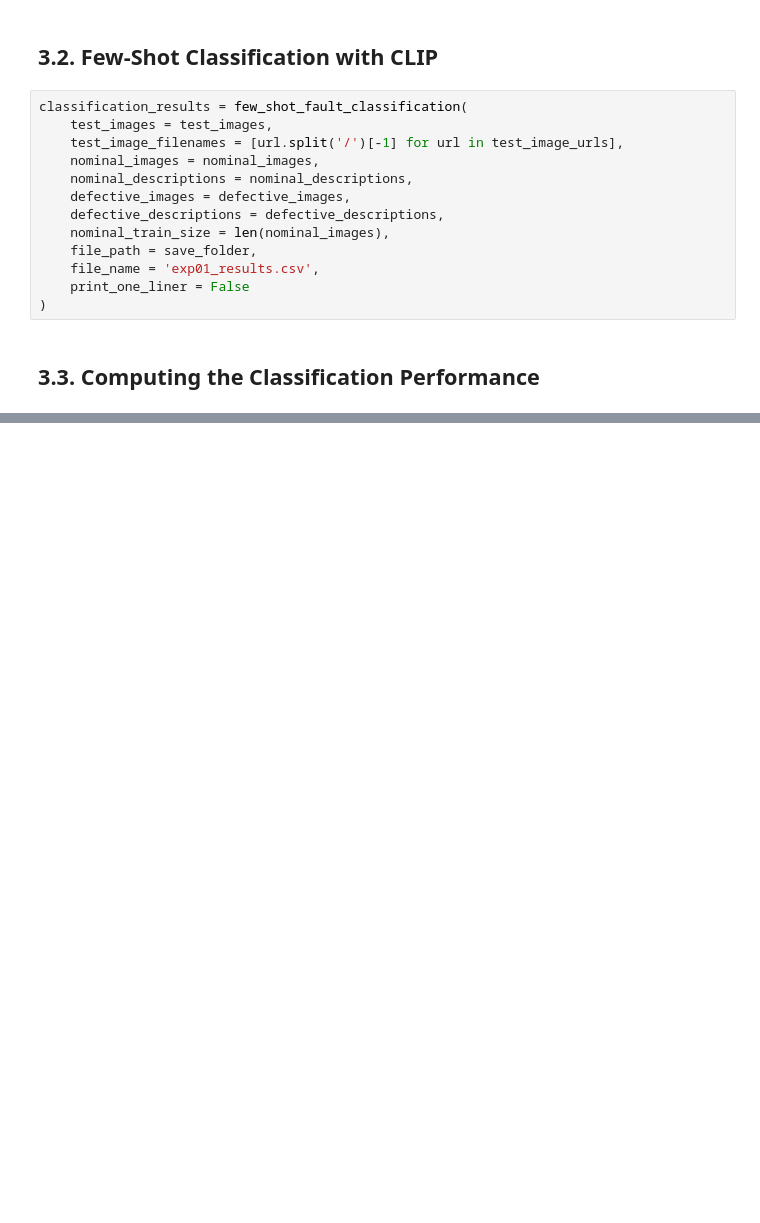
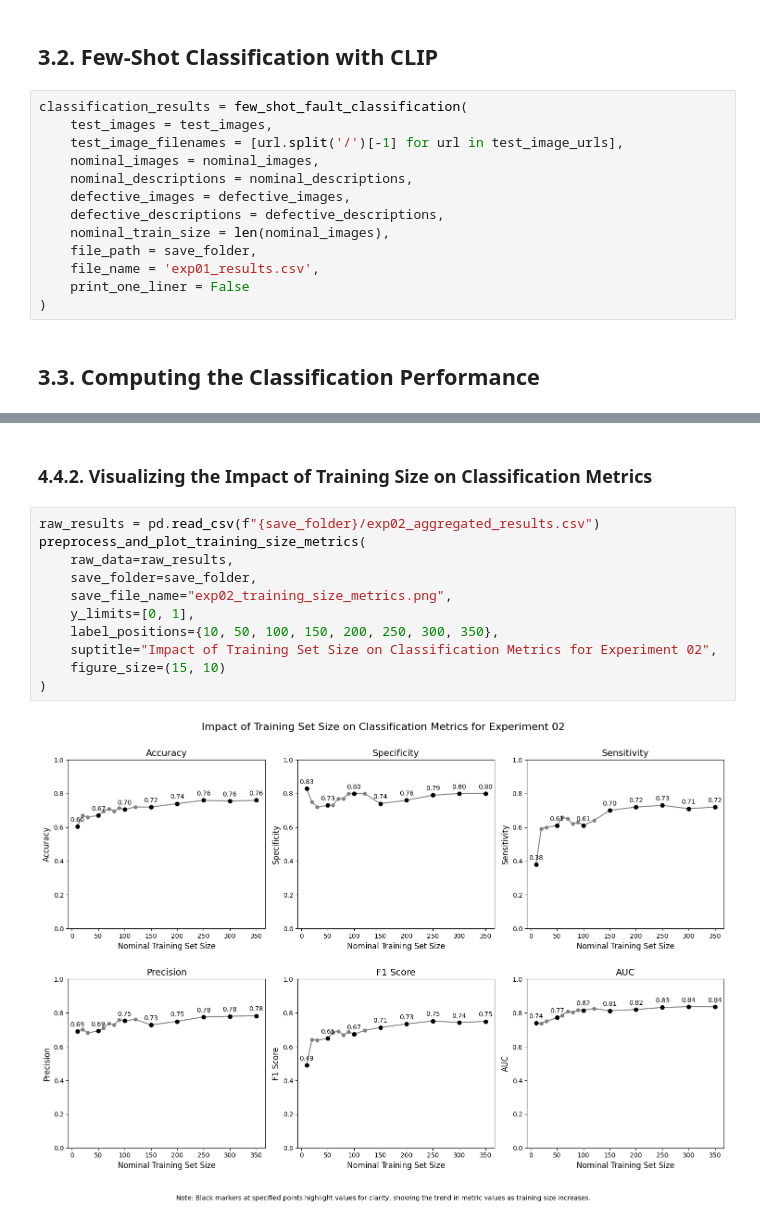
Before and after one commit to fmegahed/qe_genai, a Jupyter notebook: notebook/image_inspection_with_clip.ipynb, the cells around one changed output, grey strips where cells are left out. Saved outputs shown, nothing was run; the diff lists cells and outputs as text; blank space fills up the shorter version.

```diff
--- a/notebook/image_inspection_with_clip.ipynb
+++ b/notebook/image_inspection_with_clip.ipynb
@@ -766,0 +1122,15 @@ Classification Metrics:
+# %% [markdown]
+### 4.4.2. Visualizing the Impact of Training Size on Classification Metrics
+# %%
+raw_results = pd.read_csv(f"{save_folder}/exp02_aggregated_results.csv")
+preprocess_and_plot_training_size_metrics(
+    raw_data=raw_results,
+    save_folder=save_folder,
+    save_file_name="exp02_training_size_metrics.png",
+    y_limits=[0, 1],
+    label_positions={10, 50, 100, 150, 200, 250, 300, 350},
+    suptitle="Impact of Training Set Size on Classification Metrics for Experiment 02",
+    figure_size=(15, 10)
+)
+# %% [output]
+[figure, added]
```
Also changed, not shown: parts of 18 cells of this notebook, 38 other files.
